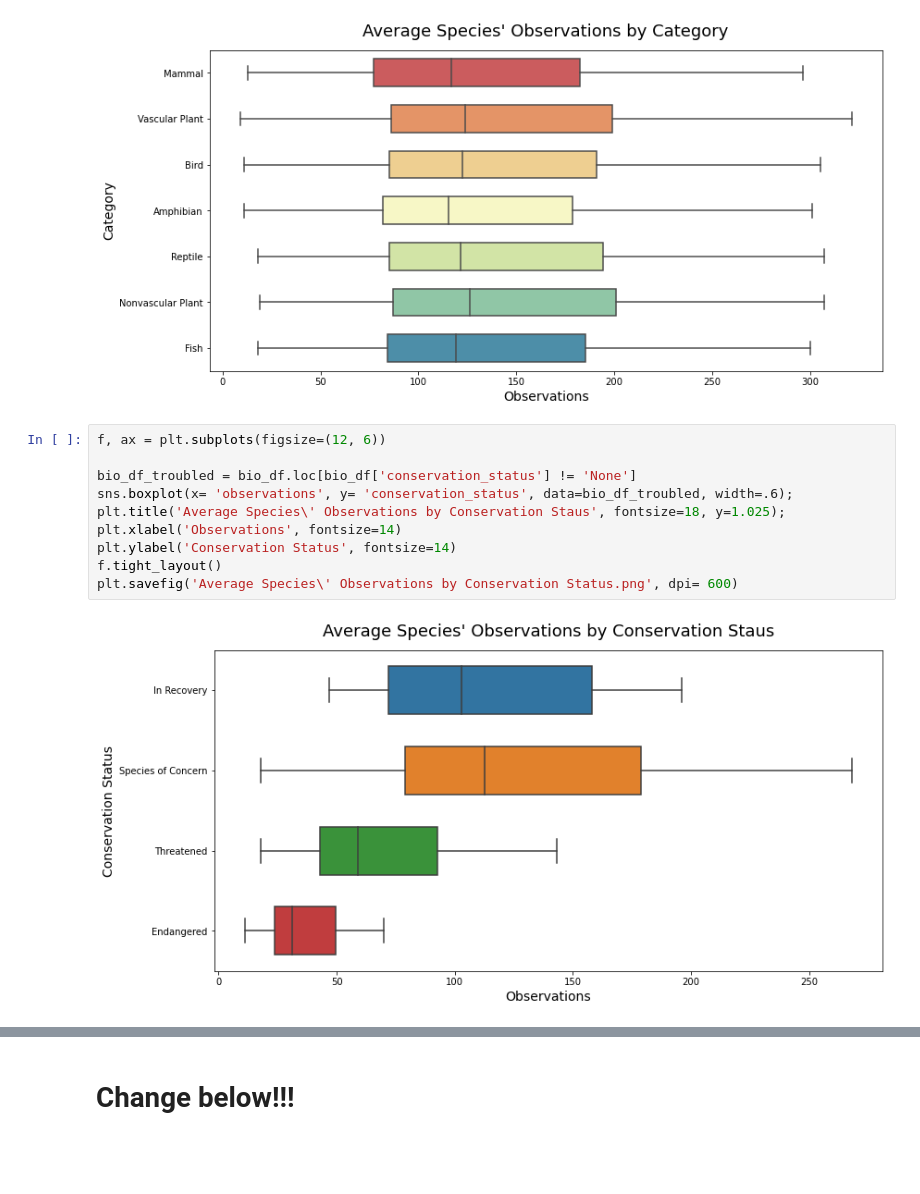
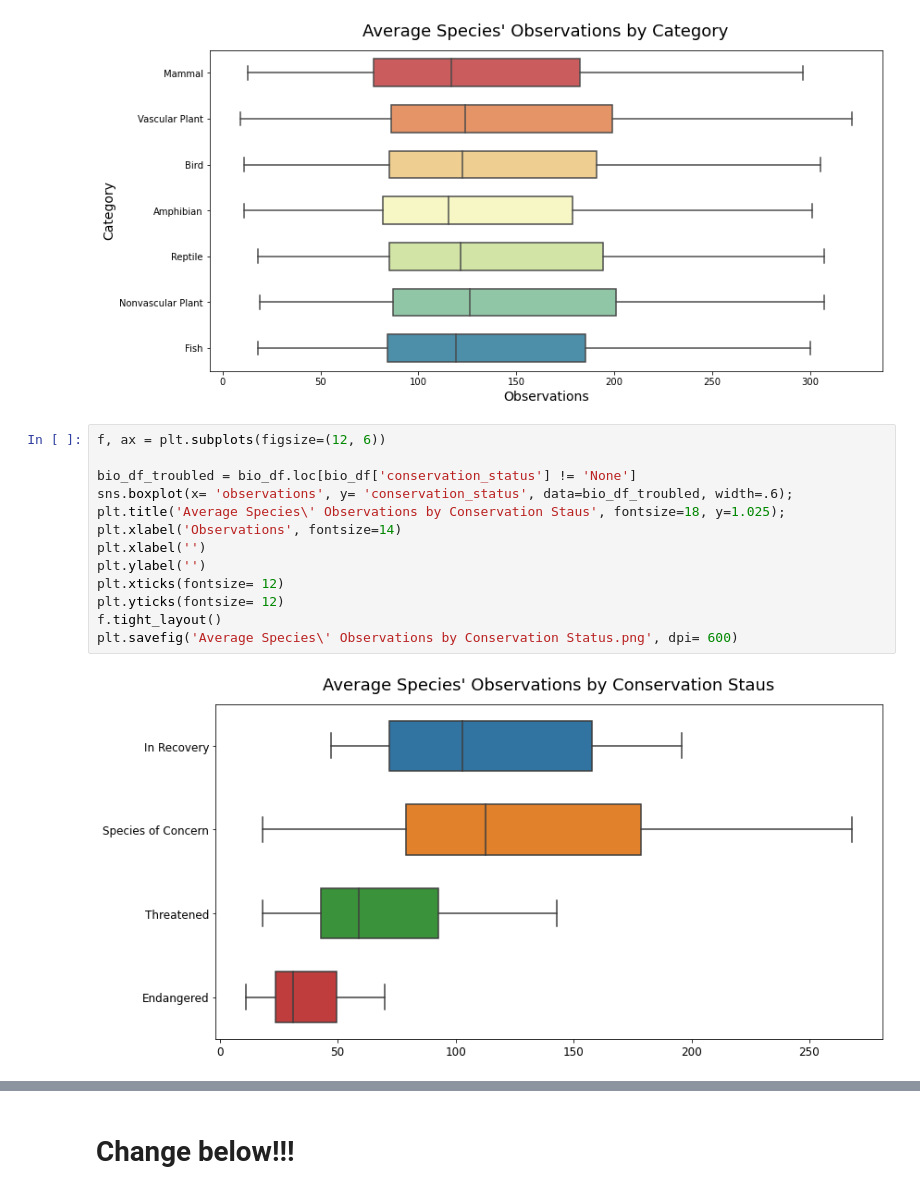
Before and after one commit to lightlySkewed/Biodiversity, a Jupyter notebook: biodiversity.ipynb, the cells around one changed output, grey strips where cells are left out. Cells and saved outputs as stored; diff of their text form; blank space fills up the shorter version.

```diff
--- a/biodiversity.ipynb
+++ b/biodiversity.ipynb
@@ -293,12 +294,15 @@ plt.savefig('Average Species\' Observations by Category.png', dpi= 600)
 # %%
 f, ax = plt.subplots(figsize=(12, 6))
 
 bio_df_troubled = bio_df.loc[bio_df['conservation_status'] != 'None']
 sns.boxplot(x= 'observations', y= 'conservation_status', data=bio_df_troubled, width=.6);
 plt.title('Average Species\' Observations by Conservation Staus', fontsize=18, y=1.025);
 plt.xlabel('Observations', fontsize=14)
-plt.ylabel('Conservation Status', fontsize=14)
+plt.xlabel('')
+plt.ylabel('')
+plt.xticks(fontsize= 12)
+plt.yticks(fontsize= 12)
 f.tight_layout()
 plt.savefig('Average Species\' Observations by Conservation Status.png', dpi= 600)
 # %% [output]
-[figure, old version]
+[figure, new version]
```
Also changed, not shown: parts of 8 cells of this notebook, 12 other files.
